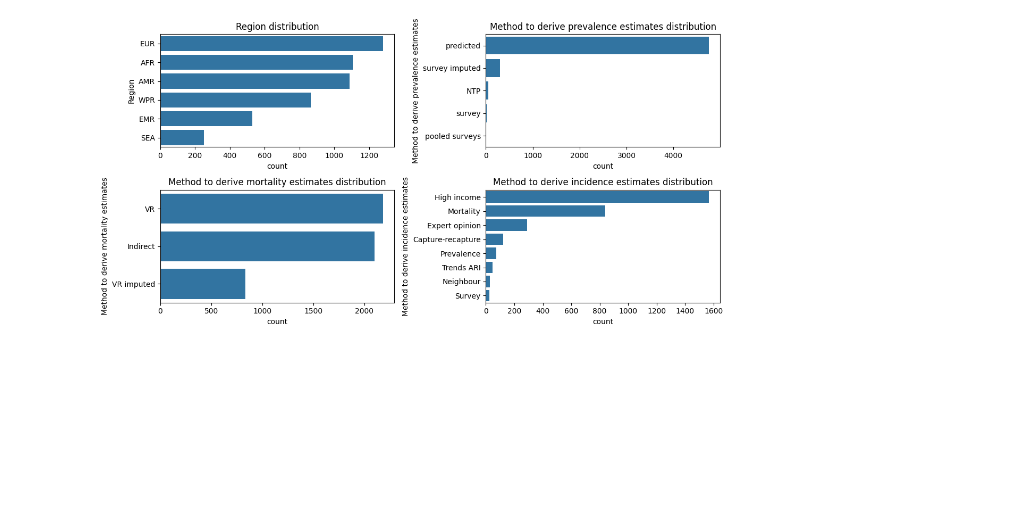
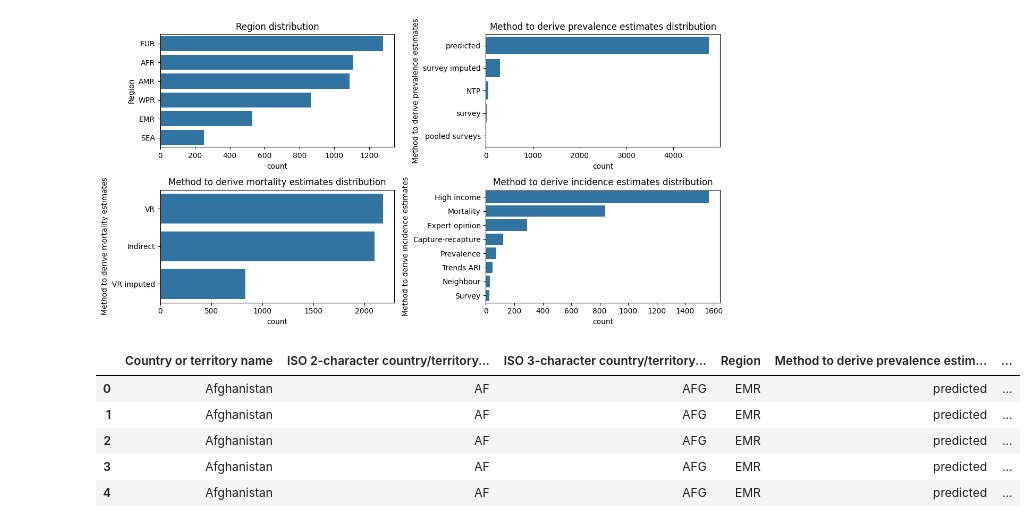
Before and after one commit to murithidenisgitobu/TB-BURDEN-IN-THE-WORLD, a Jupyter notebook: Notebook/TB.ipynb, the cells around one changed output. Drawn from its saved outputs; the diff is of its cells as text; code cells hidden in the pictures; blank space fills up the shorter version.

Commit message:
Data Exploration

```diff
--- a/Notebook/TB.ipynb
+++ b/Notebook/TB.ipynb
@@ -205,3 +205,12 @@ plt.tight_layout()
 plt.show()
 # %% [output]
 [figure]
+# %%
+cat_cols_data.head()
+# %% [output]
+|  | Country or territory name | ISO 2-character country/territory... | ISO 3-character country/territory... | Region | Method to derive prevalence estim... | ... |
+| 0 | Afghanistan | AF | AFG | EMR | predicted | ... |
+| 1 | Afghanistan | AF | AFG | EMR | predicted | ... |
+| 2 | Afghanistan | AF | AFG | EMR | predicted | ... |
+| 3 | Afghanistan | AF | AFG | EMR | predicted | ... |
+| 4 | Afghanistan | AF | AFG | EMR | predicted | ... |
```
Also changed, not shown: parts of 3 cells of this notebook.
